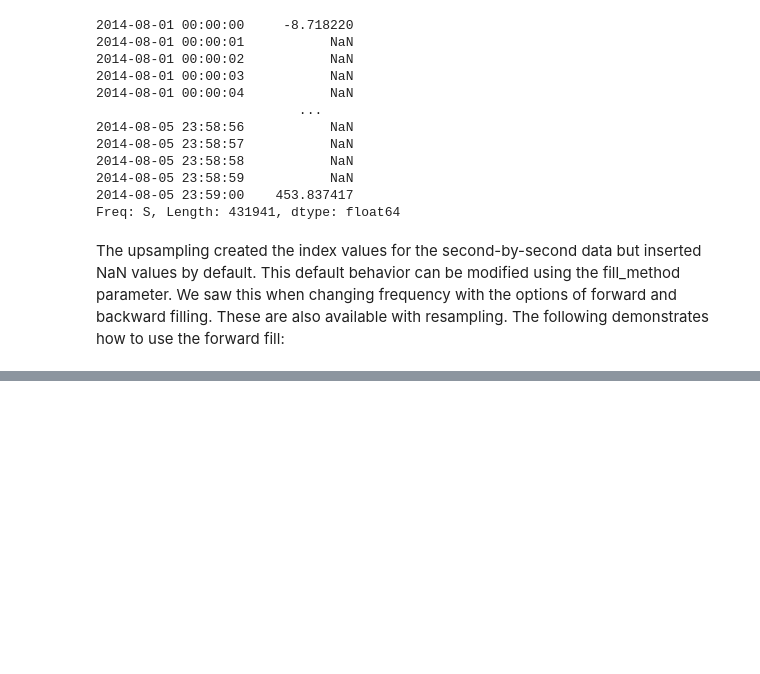
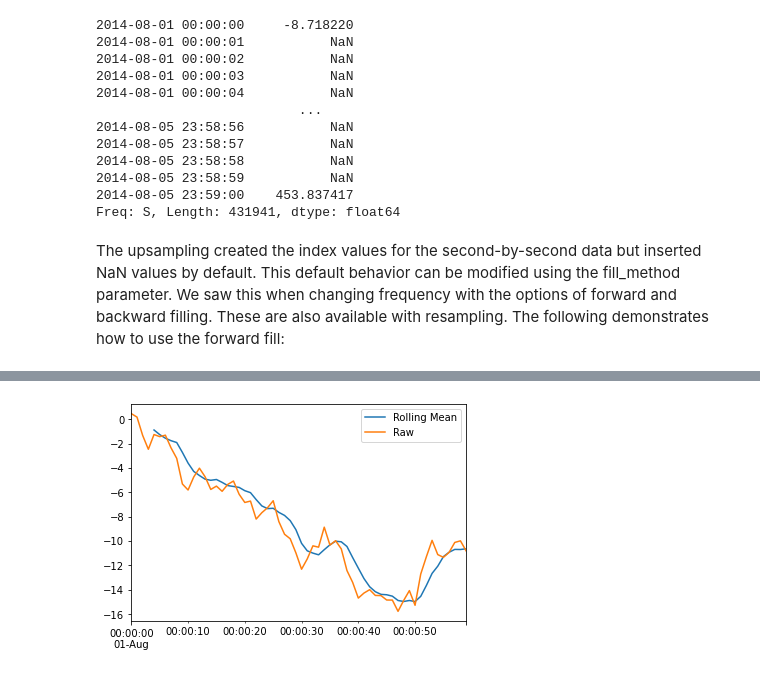
Before and after one commit to apkap83/Pandas_Notes, a Jupyter notebook: Learning_Pandas_Chapter_10 - Time Series Data.ipynb, the cells around one changed output, grey strips where cells are left out. Cells and saved outputs as stored; diff of their text form; code cells hidden in the pictures; blank space fills up the shorter version.

```diff
--- a/Learning_Pandas_Chapter_10 - Time Series Data.ipynb
+++ b/Learning_Pandas_Chapter_10 - Time Series Data.ipynb
@@ -1586,0 +1680,3 @@ how to use the forward fill:
+# %%
+first_minute = walk['2014-08-01 00:00']
+first_minute
@@ -1586,0 +1696,9 @@ how to use the forward fill:
+# %%
+# calculate a rolling mean window of 5 periods
+first_minute.rolling(5).mean().plot()
+# plot it against the raw data
+first_minute.plot()
+# add a legend
+plt.legend(labels=['Rolling Mean', 'Raw']);
+# %% [output]
+[figure, added]
```
Also changed, not shown: parts of 14 cells of this notebook.
